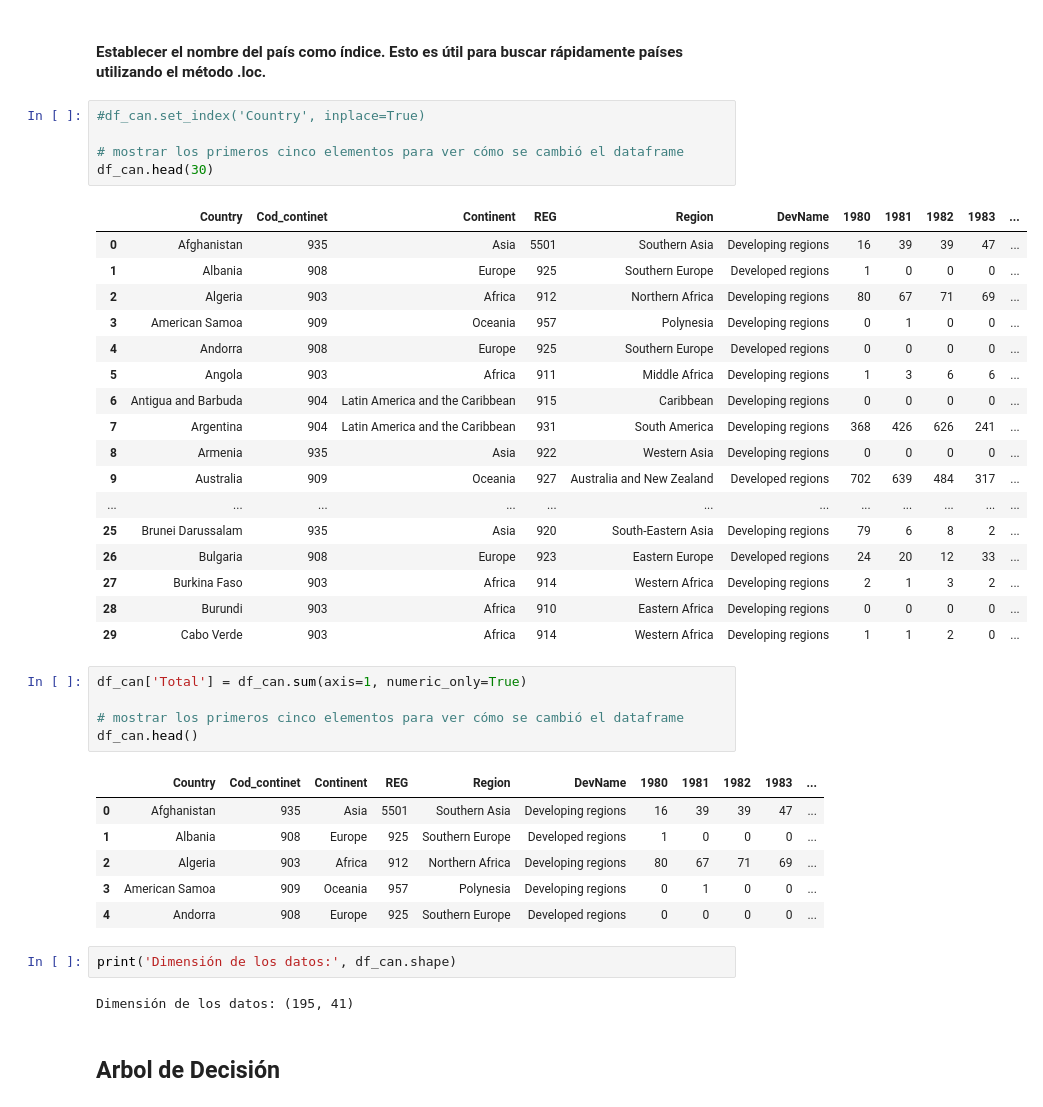
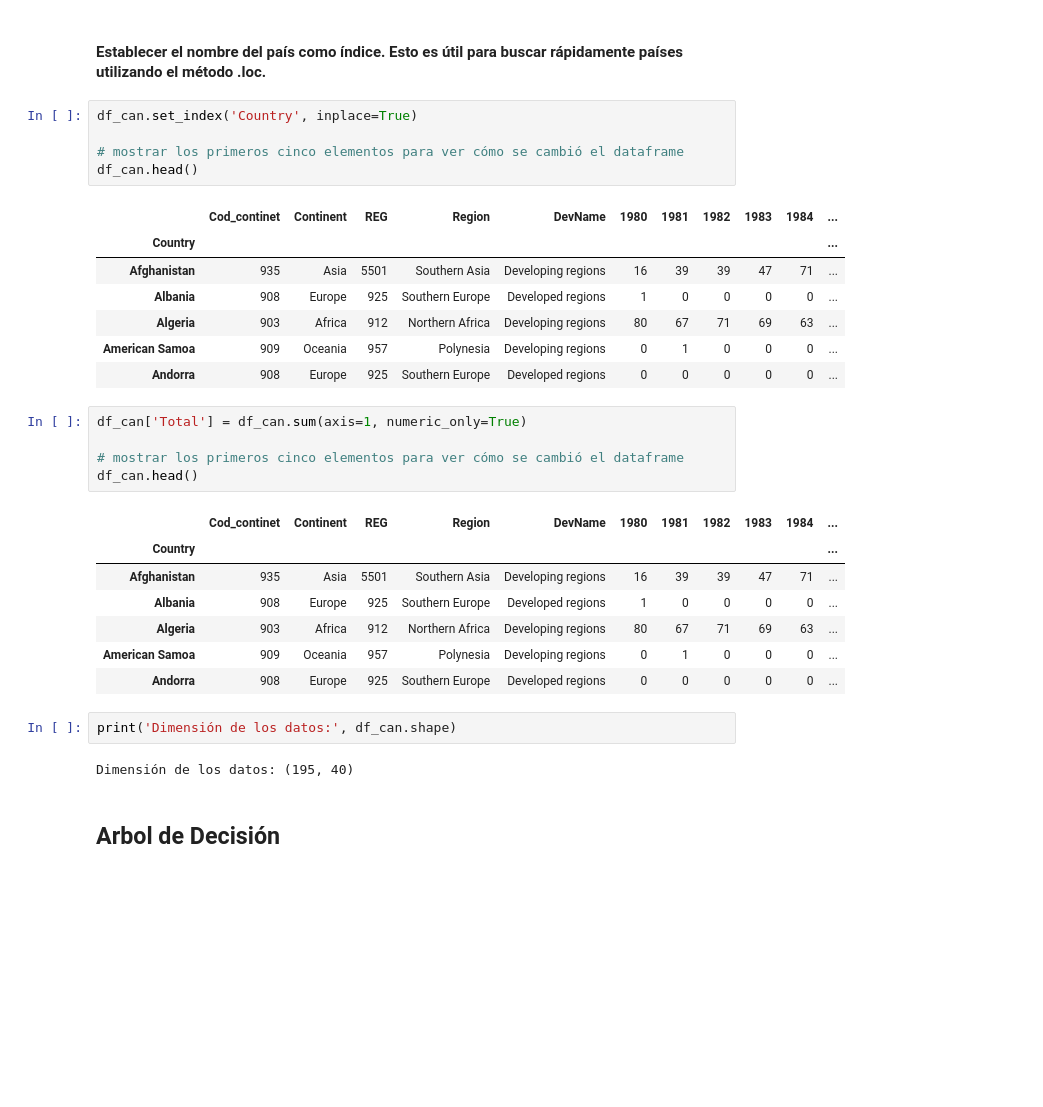
Before and after one commit to josealejandro2017/ProyectoHouse, a Jupyter notebook: SegundaEntrega_Sanabria.ipynb, the cells around one changed output. Saved outputs shown, nothing was run; the diff lists cells and outputs as text; blank space fills up the shorter version.

```diff
--- a/SegundaEntrega_Sanabria.ipynb
+++ b/SegundaEntrega_Sanabria.ipynb
@@ -109,44 +206,35 @@ True
 # %% [markdown]
 #### Establecer el nombre del país como índice. Esto es útil para buscar rápidamente países utilizando el método .loc.
 # %%
-#df_can.set_index('Country', inplace=True)
+df_can.set_index('Country', inplace=True)
 
 # mostrar los primeros cinco elementos para ver cómo se cambió el dataframe
-df_can.head(30)
+df_can.head()
 # %% [output]
-|  | Country | Cod_continet | Continent | REG | Region | DevName | 1980 | 1981 | 1982 | 1983 | ... |
-| 0 | Afghanistan | 935 | Asia | 5501 | Southern Asia | Developing regions | 16 | 39 | 39 | 47 | ... |
-| 1 | Albania | 908 | Europe | 925 | Southern Europe | Developed regions | 1 | 0 | 0 | 0 | ... |
-| 2 | Algeria | 903 | Africa | 912 | Northern Africa | Developing regions | 80 | 67 | 71 | 69 | ... |
-| 3 | American Samoa | 909 | Oceania | 957 | Polynesia | Developing regions | 0 | 1 | 0 | 0 | ... |
-| 4 | Andorra | 908 | Europe | 925 | Southern Europe | Developed regions | 0 | 0 | 0 | 0 | ... |
-| 5 | Angola | 903 | Africa | 911 | Middle Africa | Developing regions | 1 | 3 | 6 | 6 | ... |
-| 6 | Antigua and Barbuda | 904 | Latin America and the Caribbean | 915 | Caribbean | Developing regions | 0 | 0 | 0 | 0 | ... |
-| 7 | Argentina | 904 | Latin America and the Caribbean | 931 | South America | Developing regions | 368 | 426 | 626 | 241 | ... |
-| 8 | Armenia | 935 | Asia | 922 | Western Asia | Developing regions | 0 | 0 | 0 | 0 | ... |
-| 9 | Australia | 909 | Oceania | 927 | Australia and New Zealand | Developed regions | 702 | 639 | 484 | 317 | ... |
-| ... | ... | ... | ... | ... | ... | ... | ... | ... | ... | ... | ... |
-| 25 | Brunei Darussalam | 935 | Asia | 920 | South-Eastern Asia | Developing regions | 79 | 6 | 8 | 2 | ... |
-| 26 | Bulgaria | 908 | Europe | 923 | Eastern Europe | Developed regions | 24 | 20 | 12 | 33 | ... |
-| 27 | Burkina Faso | 903 | Africa | 914 | Western Africa | Developing regions | 2 | 1 | 3 | 2 | ... |
-| 28 | Burundi | 903 | Africa | 910 | Eastern Africa | Developing regions | 0 | 0 | 0 | 0 | ... |
-| 29 | Cabo Verde | 903 | Africa | 914 | Western Africa | Developing regions | 1 | 1 | 2 | 0 | ... |
+|  | Cod_continet | Continent | REG | Region | DevName | 1980 | 1981 | 1982 | 1983 | 1984 | ... |
+| Country |  |  |  |  |  |  |  |  |  |  | ... |
+| Afghanistan | 935 | Asia | 5501 | Southern Asia | Developing regions | 16 | 39 | 39 | 47 | 71 | ... |
+| Albania | 908 | Europe | 925 | Southern Europe | Developed regions | 1 | 0 | 0 | 0 | 0 | ... |
+| Algeria | 903 | Africa | 912 | Northern Africa | Developing regions | 80 | 67 | 71 | 69 | 63 | ... |
+| American Samoa | 909 | Oceania | 957 | Polynesia | Developing regions | 0 | 1 | 0 | 0 | 0 | ... |
+| Andorra | 908 | Europe | 925 | Southern Europe | Developed regions | 0 | 0 | 0 | 0 | 0 | ... |
 # %%
 df_can['Total'] = df_can.sum(axis=1, numeric_only=True)
 
 # mostrar los primeros cinco elementos para ver cómo se cambió el dataframe
 df_can.head()
 # %% [output]
-|  | Country | Cod_continet | Continent | REG | Region | DevName | 1980 | 1981 | 1982 | 1983 | ... |
-| 0 | Afghanistan | 935 | Asia | 5501 | Southern Asia | Developing regions | 16 | 39 | 39 | 47 | ... |
-| 1 | Albania | 908 | Europe | 925 | Southern Europe | Developed regions | 1 | 0 | 0 | 0 | ... |
-| 2 | Algeria | 903 | Africa | 912 | Northern Africa | Developing regions | 80 | 67 | 71 | 69 | ... |
-| 3 | American Samoa | 909 | Oceania | 957 | Polynesia | Developing regions | 0 | 1 | 0 | 0 | ... |
-| 4 | Andorra | 908 | Europe | 925 | Southern Europe | Developed regions | 0 | 0 | 0 | 0 | ... |
+|  | Cod_continet | Continent | REG | Region | DevName | 1980 | 1981 | 1982 | 1983 | 1984 | ... |
+| Country |  |  |  |  |  |  |  |  |  |  | ... |
+| Afghanistan | 935 | Asia | 5501 | Southern Asia | Developing regions | 16 | 39 | 39 | 47 | 71 | ... |
+| Albania | 908 | Europe | 925 | Southern Europe | Developed regions | 1 | 0 | 0 | 0 | 0 | ... |
+| Algeria | 903 | Africa | 912 | Northern Africa | Developing regions | 80 | 67 | 71 | 69 | 63 | ... |
+| American Samoa | 909 | Oceania | 957 | Polynesia | Developing regions | 0 | 1 | 0 | 0 | 0 | ... |
+| Andorra | 908 | Europe | 925 | Southern Europe | Developed regions | 0 | 0 | 0 | 0 | 0 | ... |
 # %%
 print('Dimensión de los datos:', df_can.shape)
 # %% [output]
-Dimensión de los datos: (195, 41)
+Dimensión de los datos: (195, 40)
 # %% [markdown]
 <h2>Arbol de Decisión</h2>
 # %%
```
Also changed, not shown: parts of 20 cells of this notebook.
